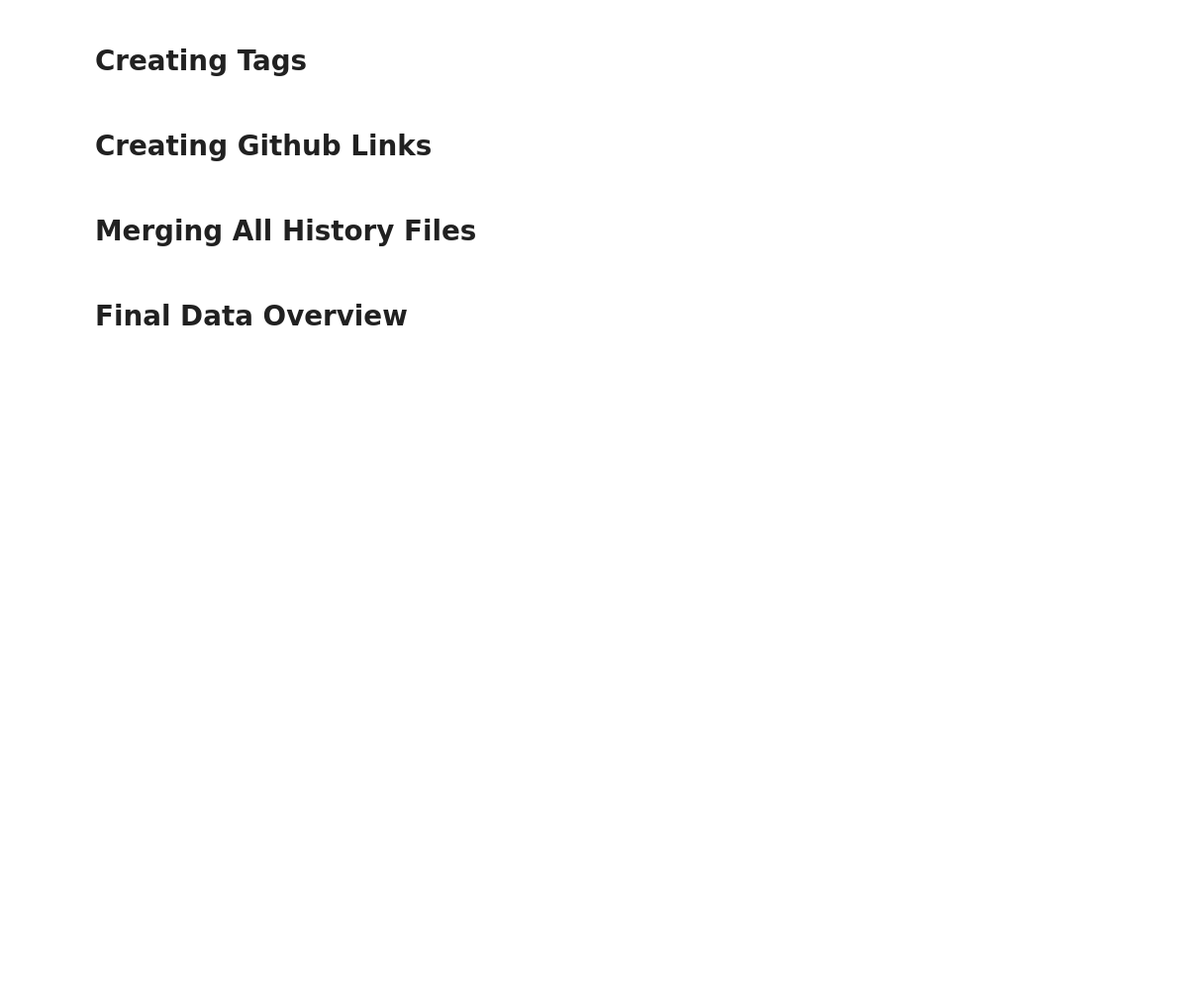
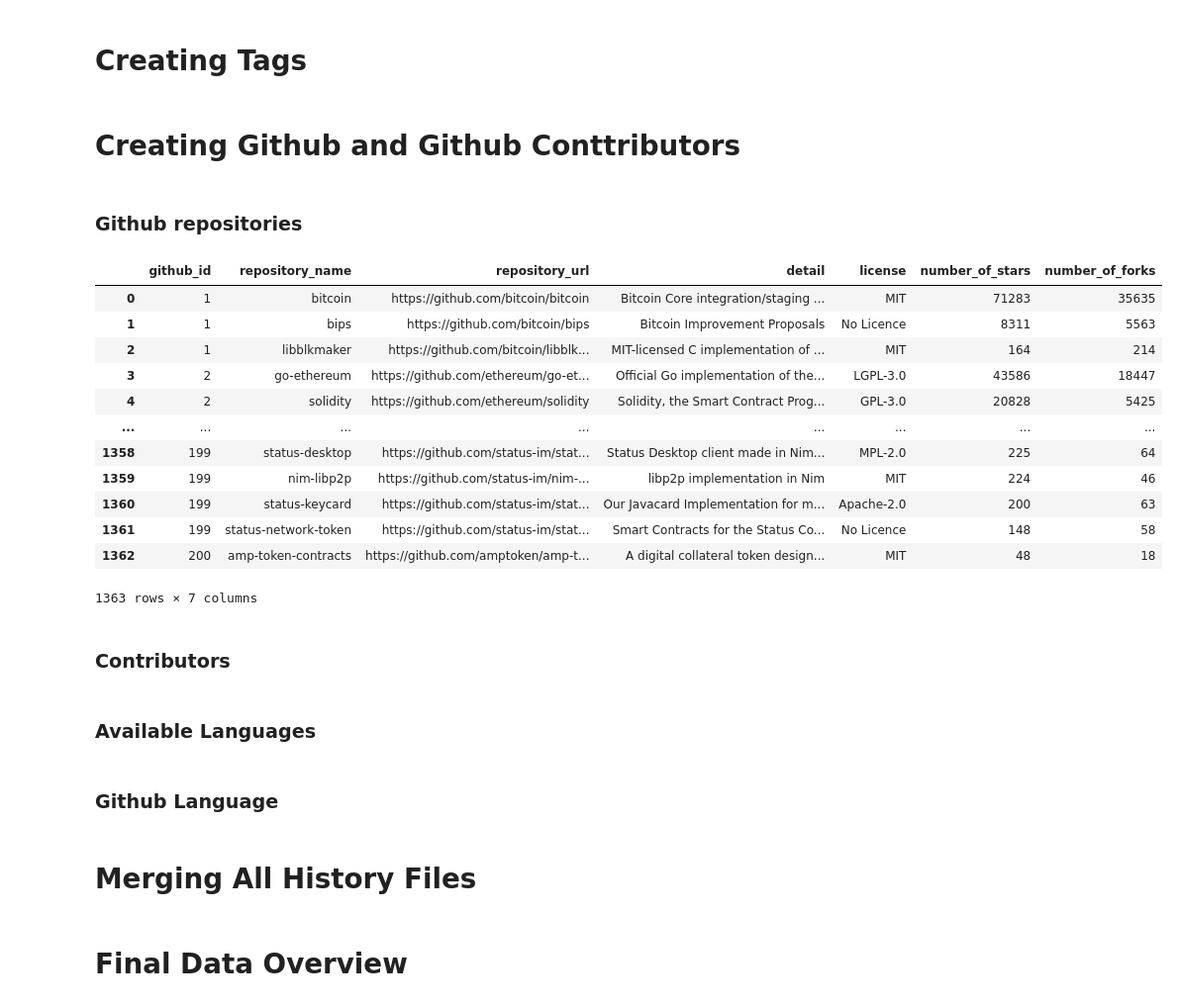
Before and after one commit to qdsb/coinmarketcap, a Jupyter notebook: database/main.ipynb, the cells around one changed output. Shown at 99% size. Saved outputs shown, nothing was run; the diff lists cells and outputs as text; code cells hidden in the pictures; blank space fills up the shorter version.

Commit message:
Created Github Tables and added related data.

```diff
--- a/database/main.ipynb
+++ b/database/main.ipynb
@@ -64,4 +55,4 @@ tags_df = pd.DataFrame.from_dict(rows)
 tags_df.to_csv("datasets/tags", index=False)
 # %% [markdown]
-# Creating Github Links
+# Creating Github and Github Conttributors
 # %%
@@ -73,0 +72,54 @@ github_df.to_csv("datasets/githubs", index=False)
+# %%
+for idx, link in enumerate(github_col):
+    if link.count("/") > 3:
+        new_link = link.rsplit("/", 1)[0]
+        github_col[idx] = new_link
+
+github_df = pd.concat([coins_df["rank"], github_col], axis=1)
+github_df = github_df.rename(columns={"rank": "coin_id", "GitHub Link": "link"})
+github_df = pd.merge(github_df, coins_df, left_on="coin_id", right_on="id")
+github_df["id"] = github_df["coin_id"]
+github_df = github_df[["id", "coin_id", "symbol", "link"]]
+
+github_df.to_csv("datasets/githubs", index=False, columns=["id", "coin_id", "link"])
+# %% [markdown]
+### Github repositories
+# %%
+repos_df = pd.merge(github_df, repos, on="symbol")
+repos_df = repos_df[
+    [
+        "coin_id",
+        "repository_name",
+        "repository_url",
+        "detail",
+        "license",
+        "number_of_stars",
+        "number_of_forks",
+    ]
+]
+repos_df = repos_df.rename(columns={"coin_id": "github_id"})
+repos_df["number_of_stars"] = repos_df["number_of_stars"].transform(
+    lambda s: s.replace(",", "")
+)
+repos_df["number_of_forks"] = repos_df["number_of_forks"].transform(
+    lambda s: s.replace(",", "")
+)
+repos_df = repos_df.astype({"number_of_stars": "int32", "number_of_forks": "int32"})
+
+repos_df.to_csv("datasets/repositories", index=False)
+# %% [output]
+|  | github_id | repository_name | repository_url | detail | license | number_of_stars | number_of_forks |
+| 0 | 1 | bitcoin | https://github.com/bitcoin/bitcoin | Bitcoin Core integration/staging ... | MIT | 71283 | 35635 |
+| 1 | 1 | bips | https://github.com/bitcoin/bips | Bitcoin Improvement Proposals | No Licence | 8311 | 5563 |
+| 2 | 1 | libblkmaker | https://github.com/bitcoin/libblk... | MIT-licensed C implementation of ... | MIT | 164 | 214 |
+| 3 | 2 | go-ethereum | https://github.com/ethereum/go-et... | Official Go implementation of the... | LGPL-3.0 | 43586 | 18447 |
+| 4 | 2 | solidity | https://github.com/ethereum/solidity | Solidity, the Smart Contract Prog... | GPL-3.0 | 20828 | 5425 |
+| ... | ... | ... | ... | ... | ... | ... | ... |
+| 1358 | 199 | status-desktop | https://github.com/status-im/stat... | Status Desktop client made in Nim... | MPL-2.0 | 225 | 64 |
+| 1359 | 199 | nim-libp2p | https://github.com/status-im/nim-... | libp2p implementation in Nim | MIT | 224 | 46 |
+| 1360 | 199 | status-keycard | https://github.com/status-im/stat... | Our Javacard Implementation for m... | Apache-2.0 | 200 | 63 |
+| 1361 | 199 | status-network-token | https://github.com/status-im/stat... | Smart Contracts for the Status Co... | No Licence | 148 | 58 |
+| 1362 | 200 | amp-token-contracts | https://github.com/amptoken/amp-t... | A digital collateral token design... | MIT | 48 | 18 |
+1363 rows × 7 columns
+# %% [markdown]
+### Contributors
@@ -73,0 +145,2 @@ github_df.to_csv("datasets/githubs", index=False)
+# %% [markdown]
+### Available Languages
@@ -73,0 +163,2 @@ github_df.to_csv("datasets/githubs", index=False)
+# %% [markdown]
+### Github Language
```
Also changed, not shown: parts of 36 cells of this notebook, 5 other files.
